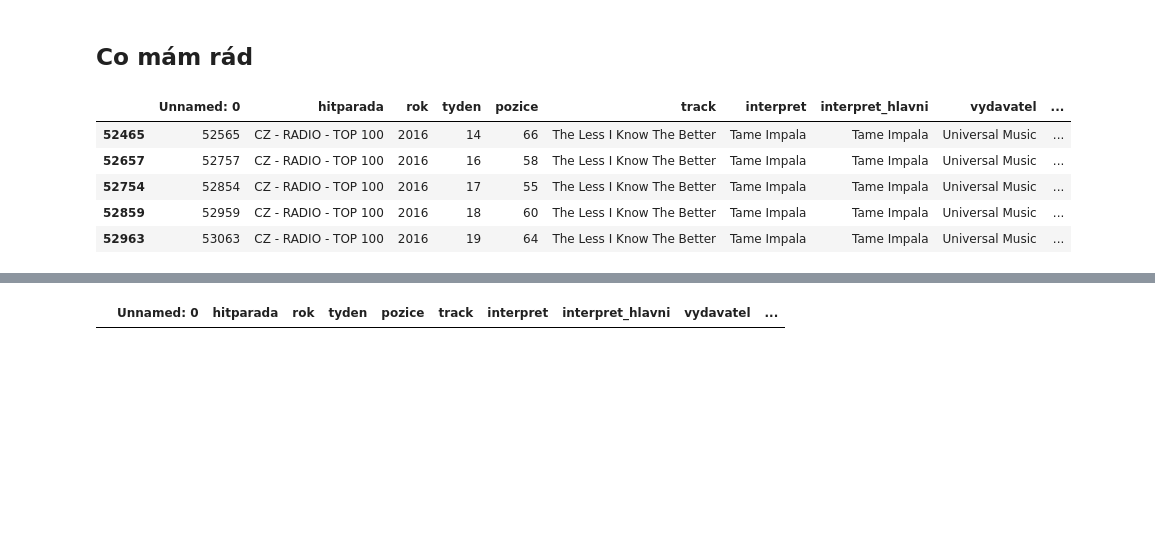
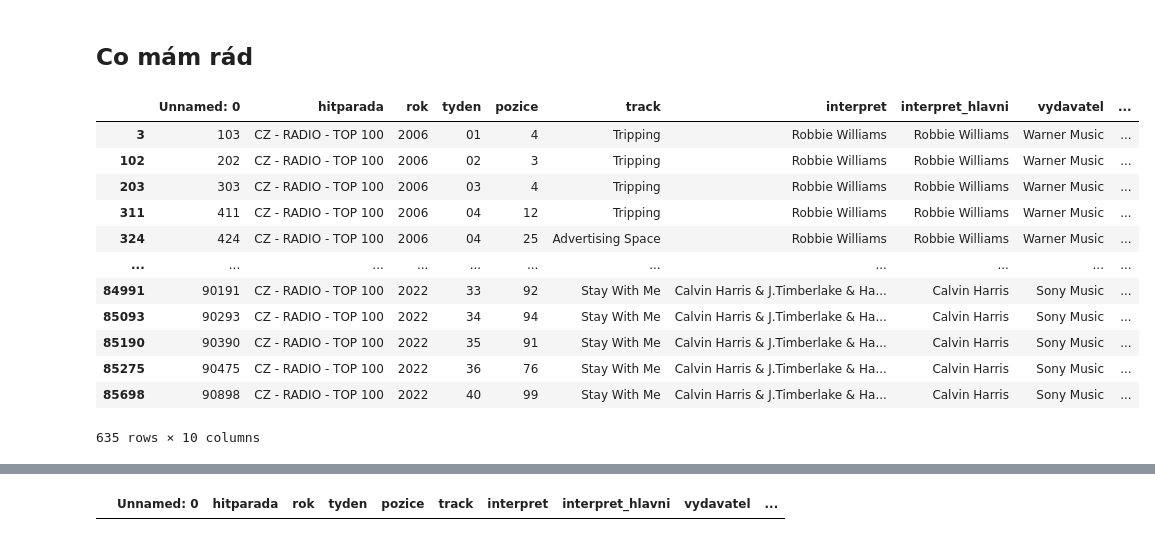
Before and after one commit to DataRozhlas/hitparady, a Jupyter notebook: 100 explorace CZ - RADIO - TOP 100.ipynb, the cells around one changed output, grey strips where cells are left out. Saved outputs shown, nothing was run; the diff lists cells and outputs as text; code cells hidden in the pictures; blank space fills up the shorter version.

```diff
--- a/100 explorace CZ - RADIO - TOP 100.ipynb
+++ b/100 explorace CZ - RADIO - TOP 100.ipynb
@@ -183,12 +183,19 @@ Name: rok, dtype: int64
 # %% [markdown]
 ## Co mám rád
 # %%
-df[df['interpret'].str.lower().str.contains('impala',na=False)]
+df[df['interpret'].str.lower().str.contains('williams',na=False)]
 # %% [output]
 |  | Unnamed: 0 | hitparada | rok | tyden | pozice | track | interpret | interpret_hlavni | vydavatel | ... |
-| 52465 | 52565 | CZ - RADIO - TOP 100 | 2016 | 14 | 66 | The Less I Know The Better | Tame Impala | Tame Impala | Universal Music | ... |
-| 52657 | 52757 | CZ - RADIO - TOP 100 | 2016 | 16 | 58 | The Less I Know The Better | Tame Impala | Tame Impala | Universal Music | ... |
-| 52754 | 52854 | CZ - RADIO - TOP 100 | 2016 | 17 | 55 | The Less I Know The Better | Tame Impala | Tame Impala | Universal Music | ... |
-| 52859 | 52959 | CZ - RADIO - TOP 100 | 2016 | 18 | 60 | The Less I Know The Better | Tame Impala | Tame Impala | Universal Music | ... |
-| 52963 | 53063 | CZ - RADIO - TOP 100 | 2016 | 19 | 64 | The Less I Know The Better | Tame Impala | Tame Impala | Universal Music | ... |
+| 3 | 103 | CZ - RADIO - TOP 100 | 2006 | 01 | 4 | Tripping | Robbie Williams | Robbie Williams | Warner Music | ... |
+| 102 | 202 | CZ - RADIO - TOP 100 | 2006 | 02 | 3 | Tripping | Robbie Williams | Robbie Williams | Warner Music | ... |
+| 203 | 303 | CZ - RADIO - TOP 100 | 2006 | 03 | 4 | Tripping | Robbie Williams | Robbie Williams | Warner Music | ... |
+| 311 | 411 | CZ - RADIO - TOP 100 | 2006 | 04 | 12 | Tripping | Robbie Williams | Robbie Williams | Warner Music | ... |
+| 324 | 424 | CZ - RADIO - TOP 100 | 2006 | 04 | 25 | Advertising Space | Robbie Williams | Robbie Williams | Warner Music | ... |
+| ... | ... | ... | ... | ... | ... | ... | ... | ... | ... | ... |
+| 84991 | 90191 | CZ - RADIO - TOP 100 | 2022 | 33 | 92 | Stay With Me | Calvin Harris & J.Timberlake & Ha... | Calvin Harris | Sony Music | ... |
+| 85093 | 90293 | CZ - RADIO - TOP 100 | 2022 | 34 | 94 | Stay With Me | Calvin Harris & J.Timberlake & Ha... | Calvin Harris | Sony Music | ... |
+| 85190 | 90390 | CZ - RADIO - TOP 100 | 2022 | 35 | 91 | Stay With Me | Calvin Harris & J.Timberlake & Ha... | Calvin Harris | Sony Music | ... |
+| 85275 | 90475 | CZ - RADIO - TOP 100 | 2022 | 36 | 76 | Stay With Me | Calvin Harris & J.Timberlake & Ha... | Calvin Harris | Sony Music | ... |
+| 85698 | 90898 | CZ - RADIO - TOP 100 | 2022 | 40 | 99 | Stay With Me | Calvin Harris & J.Timberlake & Ha... | Calvin Harris | Sony Music | ... |
+635 rows × 10 columns
 # %%
```
Also changed, not shown: parts of 2 cells of this notebook, 7 other files.
